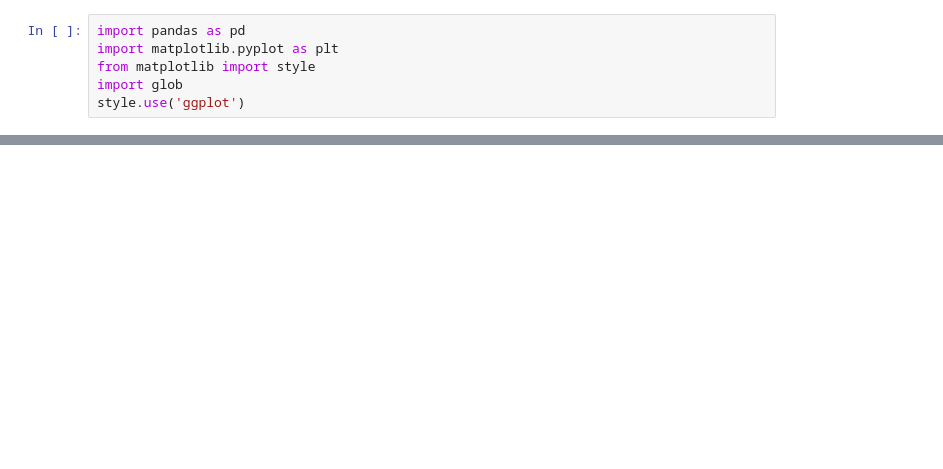
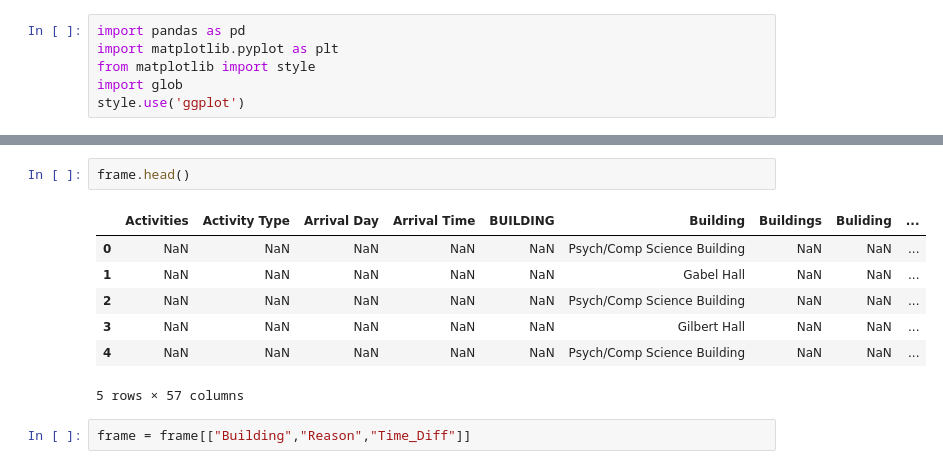
Before and after one commit to eparrish64/csci627-project00-eparrish64, a Jupyter notebook: Project00_Phase2.ipynb, the cells around one changed output, grey strips where cells are left out. Drawn from its saved outputs; the diff is of its cells as text; blank space fills up the shorter version.

```diff
--- a/Project00_Phase2.ipynb
+++ b/Project00_Phase2.ipynb
@@ -24,0 +149,12 @@ df_from_each_file[1]
+# %%
+frame.head()
+# %% [output]
+|  | Activities | Activity Type | Arrival Day | Arrival Time | BUILDING | Building | Buildings | Buliding | ... |
+| 0 | NaN | NaN | NaN | NaN | NaN | Psych/Comp Science Building | NaN | NaN | ... |
+| 1 | NaN | NaN | NaN | NaN | NaN | Gabel Hall | NaN | NaN | ... |
+| 2 | NaN | NaN | NaN | NaN | NaN | Psych/Comp Science Building | NaN | NaN | ... |
+| 3 | NaN | NaN | NaN | NaN | NaN | Gilbert Hall | NaN | NaN | ... |
+| 4 | NaN | NaN | NaN | NaN | NaN | Psych/Comp Science Building | NaN | NaN | ... |
+5 rows × 57 columns
+# %%
+frame = frame[["Building","Reason","Time_Diff"]]
```
Also changed, not shown: parts of 24 cells of this notebook, 24 other files.
